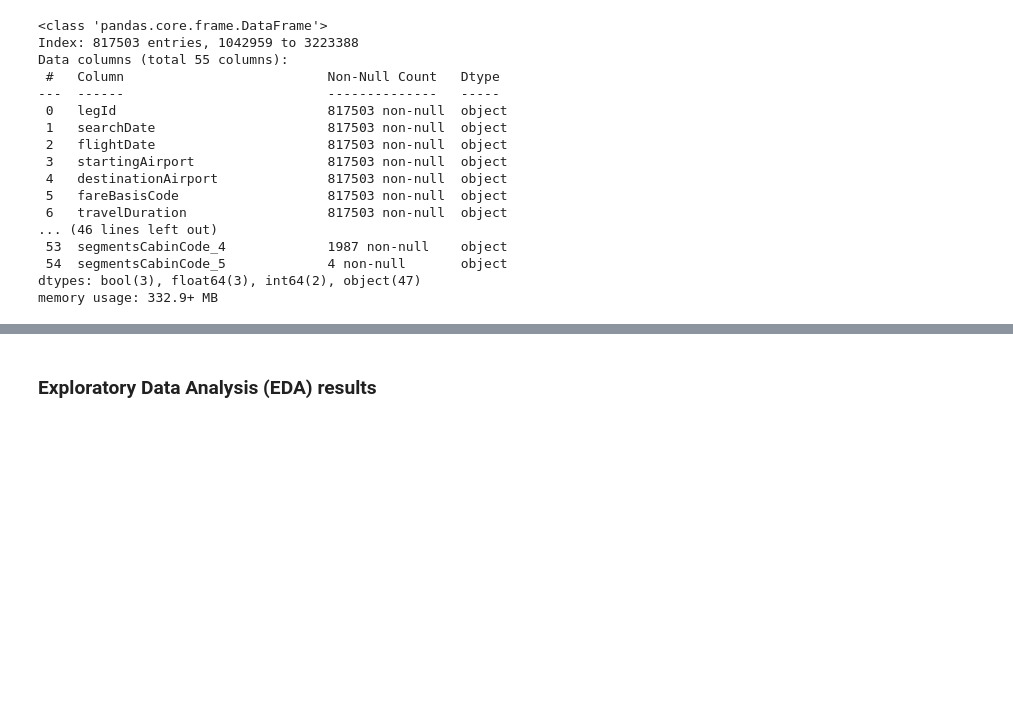
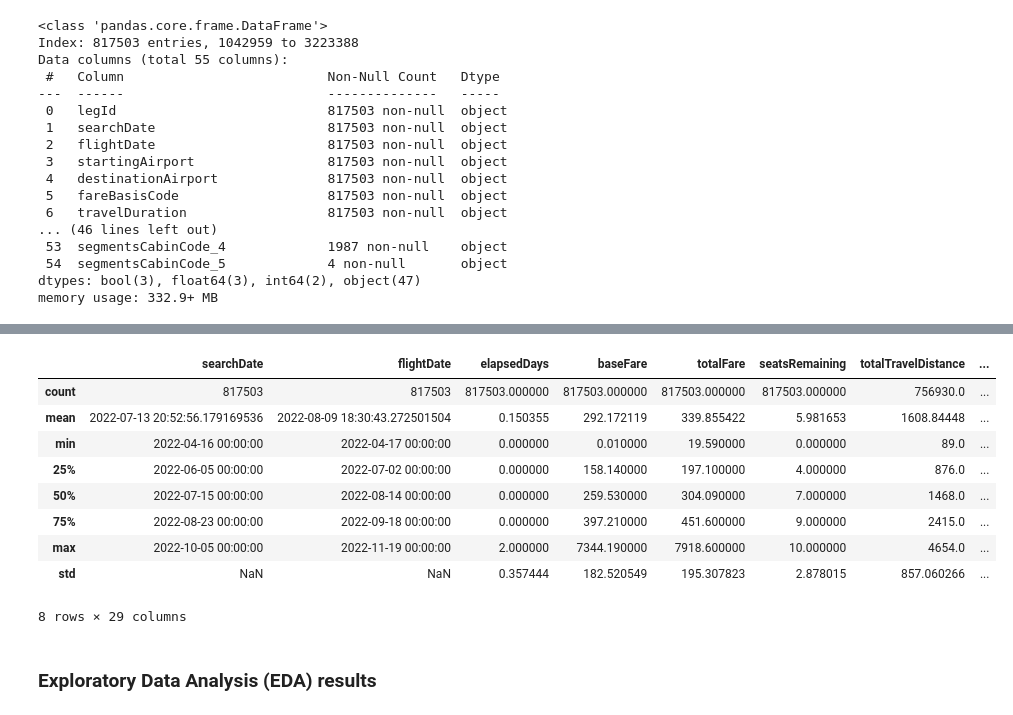
Before and after one commit to andreavreug/Airline-Fare-Prediction, a Jupyter notebook: Pricing_Analysis.ipynb, the cells around one changed output, grey strips where cells are left out. Drawn from its saved outputs; the diff is of its cells as text; code cells hidden in the pictures; blank space fills up the shorter version.

```diff
--- a/Pricing_Analysis.ipynb
+++ b/Pricing_Analysis.ipynb
@@ -188,0 +201,13 @@ memory usage: 354.7+ MB
+# %%
+data.describe()
+# %% [output]
+|  | searchDate | flightDate | elapsedDays | baseFare | totalFare | seatsRemaining | totalTravelDistance | ... |
+| count | 817503 | 817503 | 817503.000000 | 817503.000000 | 817503.000000 | 817503.000000 | 756930.0 | ... |
+| mean | 2022-07-13 20:52:56.179169536 | 2022-08-09 18:30:43.272501504 | 0.150355 | 292.172119 | 339.855422 | 5.981653 | 1608.84448 | ... |
+| min | 2022-04-16 00:00:00 | 2022-04-17 00:00:00 | 0.000000 | 0.010000 | 19.590000 | 0.000000 | 89.0 | ... |
+| 25% | 2022-06-05 00:00:00 | 2022-07-02 00:00:00 | 0.000000 | 158.140000 | 197.100000 | 4.000000 | 876.0 | ... |
+| 50% | 2022-07-15 00:00:00 | 2022-08-14 00:00:00 | 0.000000 | 259.530000 | 304.090000 | 7.000000 | 1468.0 | ... |
+| 75% | 2022-08-23 00:00:00 | 2022-09-18 00:00:00 | 0.000000 | 397.210000 | 451.600000 | 9.000000 | 2415.0 | ... |
+| max | 2022-10-05 00:00:00 | 2022-11-19 00:00:00 | 2.000000 | 7344.190000 | 7918.600000 | 10.000000 | 4654.0 | ... |
+| std | NaN | NaN | 0.357444 | 182.520549 | 195.307823 | 2.878015 | 857.060266 | ... |
+8 rows × 29 columns
```
Also changed, not shown: parts of 11 cells of this notebook.
